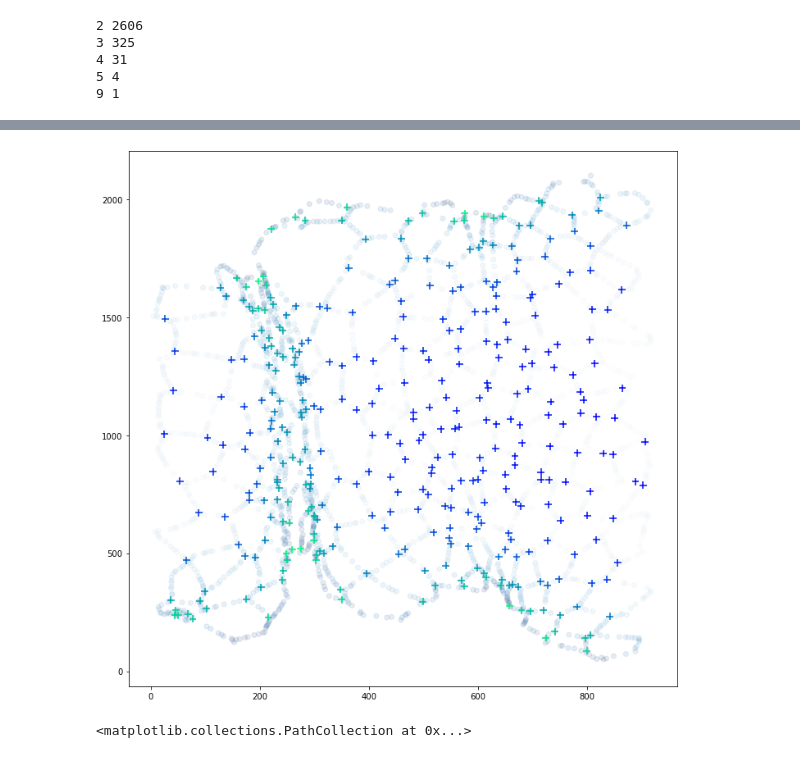
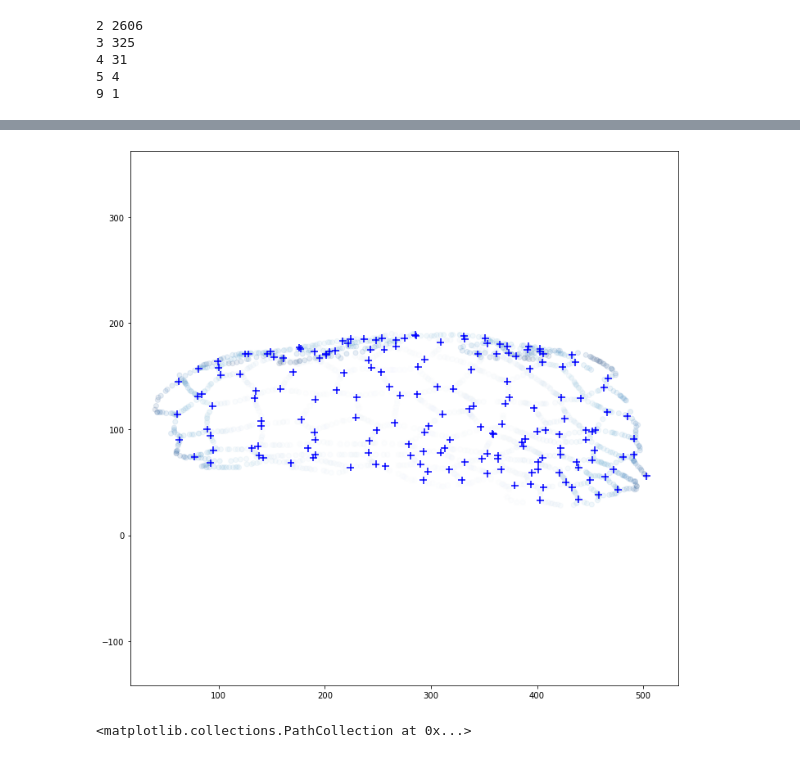
Before and after one commit to suzannelab/Dissect, a Jupyter notebook: notebook/skeleton-Copy1.ipynb, the cells around one changed output, grey strips where cells are left out. Cells and saved outputs as stored; diff of their text form; code cells hidden in the pictures.

```diff
--- a/notebook/skeleton-Copy1.ipynb
+++ b/notebook/skeleton-Copy1.ipynb
@@ -13,11 +15,13 @@ sys.setrecursionlimit(10000)
 # # import image
 # skeleton = Skel(os.path.join(directory,'C1-20191112_SQHrfp-EcadGFP_DLG647_180degre_04-1.fits_c100.up.NDskl.a.NDskl'))
 
-directory='/home/admin-suz/Documents/testCellSeg/Test2/'
-skeleton = Skel(os.path.join(directory,'C1-20190813_sqhRFPt3B_X_DllGal4-armGFP_001to006.czi-20190813_sqhRFPt3B_X_DllGal4-armGFP_001to006-nb5.fits_c1e+03.up.NDskl.a.NDskl'))
+directory='/home/admin-suz/Documents/testCellSeg/Test1/'
+skeleton = Skel(os.path.join(directory,'im_bin4_3d.fits_c1e+03.up.NDskl.a.NDskl'))
 
 if skeleton.isValid():
     skeleton.write_vtp(os.path.join(directory, "image_original.vtp"))
 else:
     raise nameError('skeleton not valid')
+
+# lecture de l'image tif, pour récupérer le ratio depth/xy pixel
 # %% [output]
@@ -100,11 +53,13 @@ for i in np.unique(n_fil):
 x = []
 y = []
 z = []
+typ = []
 for c in skeleton.crit:
     x.append(c.pos[0])
     y.append(c.pos[1])
     z.append(c.pos[2])
-z = np.array(z)*0.22/0.045
+    typ.append(c.typ)
+z = np.array(z)*0.22/0.18
 # %%
 data = []
 
@@ -113,10 +68,11 @@ for c in skeleton.crit:
         {
             "x": c.pos[0],
             "y": c.pos[1],
-            "z": c.pos[2] * 0.22/0.045,
+            "z": c.pos[2] * 0.22/0.18,
             "n_fil": c.nfil,
             "val": int(c.val),
             "pair": int(c.pair.val),
+            "type":int(c.typ),
         }
     )
 
@@ -142,14 +103,15 @@ array([2, 1, 3, 4])
 # %%
 connected = data[data.n_fil>2]
 fig, ax = plt.subplots()
 
 ax.scatter(data.x, data.y, c=data.z, cmap='Blues', alpha=0.1)
 
-ax.scatter(connected.x, connected.y, c=connected.z, cmap='winter', marker='+', s=80)
-
+#ax.scatter(connected.x, connected.y, c=connected.z, cmap='winter', marker='+', s=80)
+ax.scatter(connected.x, connected.y, c=connected.type, cmap='winter', marker='+', s=80)
+ax.axis('equal')
 fig.set_size_inches(12, 12)
 # %% [output]
-[figure, old version]
+[figure, new version]
 # %%
 plt.scatter(x,y, c=z, cmap='viridis')
 # %% [output]
```
Also changed, not shown: parts of 8 cells of this notebook, 3 other files.
